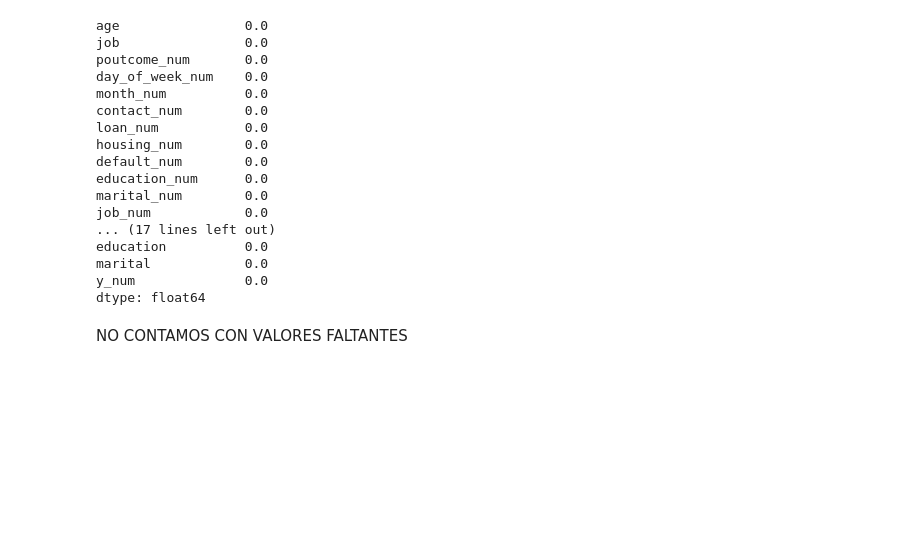
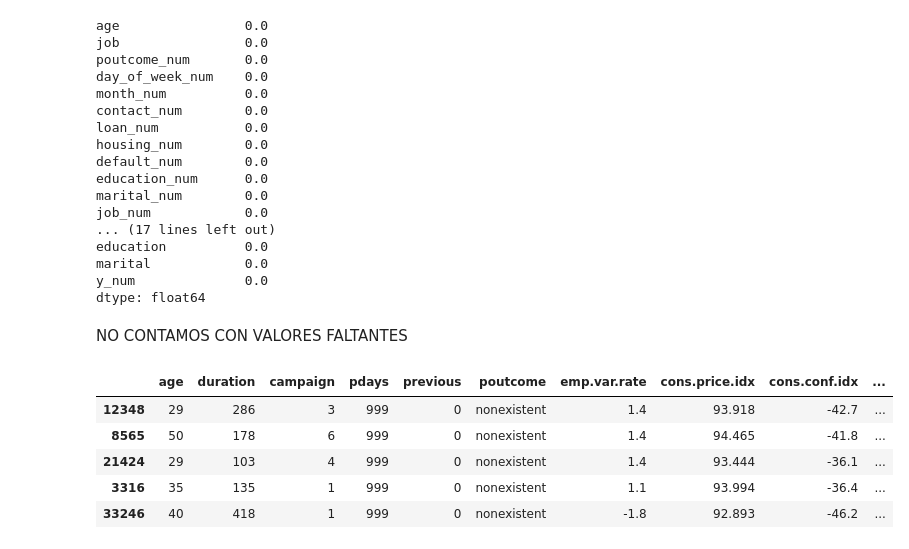
Before and after one commit to Valenfrc/machine-learning, a Jupyter notebook: src/explore.ipynb, the cells around one changed output. Saved outputs shown, nothing was run; the diff lists cells and outputs as text; code cells hidden in the pictures; blank space fills up the shorter version.

```diff
--- a/src/explore.ipynb
+++ b/src/explore.ipynb
@@ -438,3 +438,23 @@ y_num              0.0
 dtype: float64
 # %% [markdown]
 NO CONTAMOS CON VALORES FALTANTES
+# %%
+from sklearn.model_selection import train_test_split
+
+num_variables = ["age", "duration","campaign", "pdays", "previous", "poutcome",
+                 "emp.var.rate", "cons.price.idx", "cons.conf.idx","euribor3m", "nr.employed"]
+
+# Dividimos el conjunto de datos en muestras de train y test
+X = df.drop("y", axis = 1)[num_variables]
+y = df["y"]
+
+X_train, X_test, y_train, y_test = train_test_split(X, y, test_size = 0.2, random_state = 42)
+
+X_train.head()
+# %% [output]
+|  | age | duration | campaign | pdays | previous | poutcome | emp.var.rate | cons.price.idx | cons.conf.idx | ... |
+| 12348 | 29 | 286 | 3 | 999 | 0 | nonexistent | 1.4 | 93.918 | -42.7 | ... |
+| 8565 | 50 | 178 | 6 | 999 | 0 | nonexistent | 1.4 | 94.465 | -41.8 | ... |
+| 21424 | 29 | 103 | 4 | 999 | 0 | nonexistent | 1.4 | 93.444 | -36.1 | ... |
+| 3316 | 35 | 135 | 1 | 999 | 0 | nonexistent | 1.1 | 93.994 | -36.4 | ... |
+| 33246 | 40 | 418 | 1 | 999 | 0 | nonexistent | -1.8 | 92.893 | -46.2 | ... |
```
